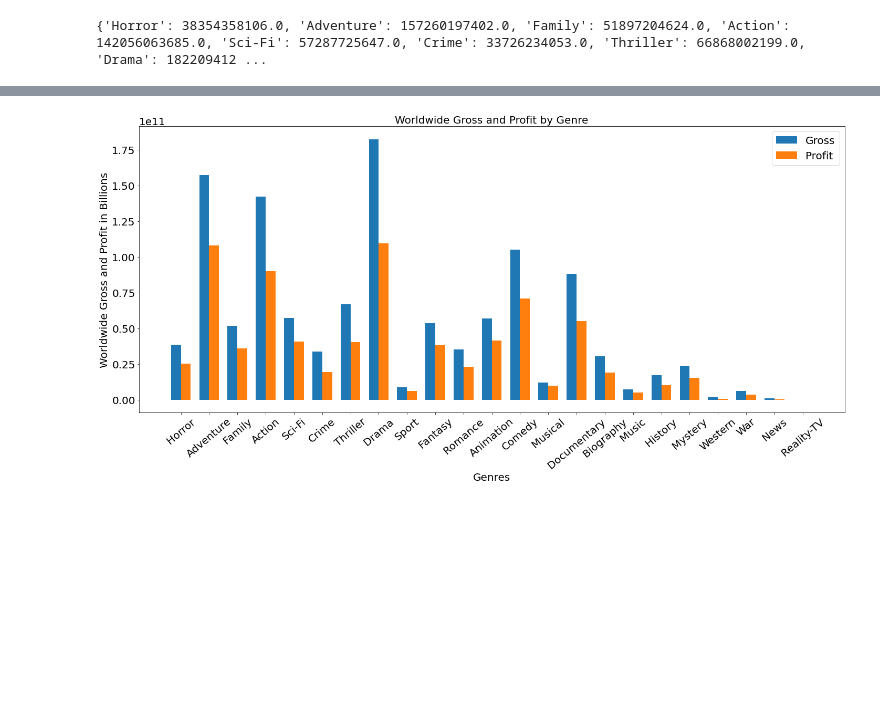
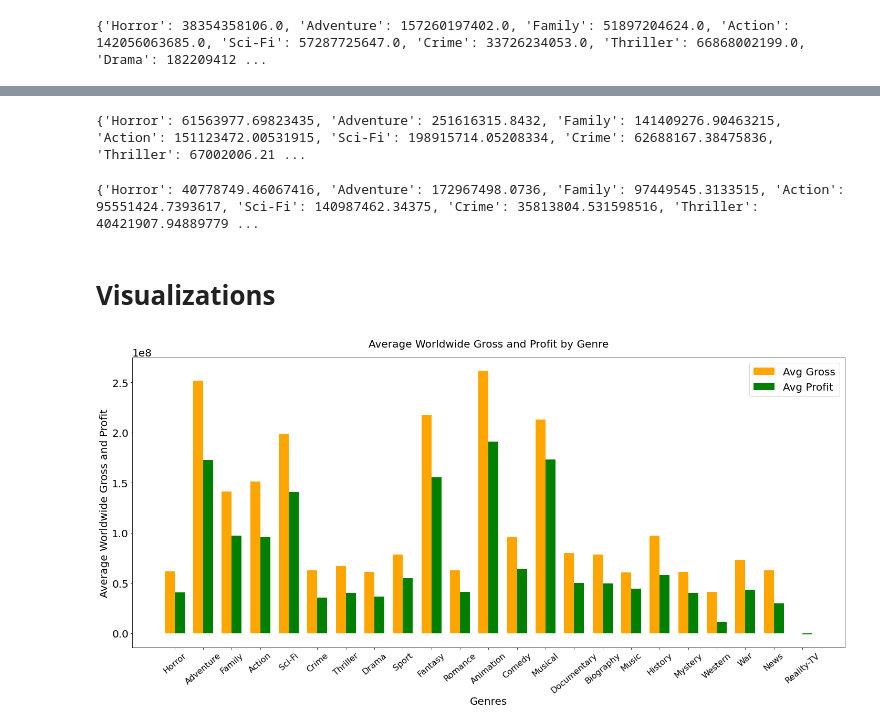
Before and after one commit to dameeech/Phase_1_Microsoft_Project, a Jupyter notebook: Phase1_Project_Q5_Dimitry.ipynb, the cells around one changed output, grey strips where cells are left out. Drawn from its saved outputs; the diff is of its cells as text; code cells hidden in the pictures; blank space fills up the shorter version.

```diff
--- a/Phase1_Project_Q5_Dimitry.ipynb
+++ b/Phase1_Project_Q5_Dimitry.ipynb
@@ -182,0 +189,9 @@ for index, row in genere_df.iterrows():
+# %%
+# Create genre dictionary for amount of movies with key 0
+genre_dict_count = { i : 0 for i in genre_list }
+# %%
+# Make genre dictionary key equal to total profit for each genre
+for index, row in genere_df.iterrows():
+    list_g = row['genres'].split(',')
+    for i in list_g:
+        genre_dict_count[i] += 1
@@ -183,42 +202,47 @@ for index, row in genere_df.iterrows():
+# %%
+# Get the average gross
+for key in genre_dict_gross:
+    genre_dict_gross[key] /= genre_dict_count[key]
+# %%
+print(genre_dict_gross)
+# %% [output]
+{'Horror': 61563977.69823435, 'Adventure': 251616315.8432, 'Family': 141409276.90463215, 'Action': 151123472.00531915, 'Sci-Fi': 198915714.05208334, 'Crime': 62688167.38475836, 'Thriller': 67002006.21 ...
+# %%
+# Get the average profit
+for key in genre_dict_profit:
+    genre_dict_profit[key] /= genre_dict_count[key]
+# %%
+print(genre_dict_profit)
+# %% [output]
+{'Horror': 40778749.46067416, 'Adventure': 172967498.0736, 'Family': 97449545.3133515, 'Action': 95551424.7393617, 'Sci-Fi': 140987462.34375, 'Crime': 35813804.531598516, 'Thriller': 40421907.94889779 ...
+# %% [markdown]
+# Visualizations
 # %%
-# Draw a visualization of the data
+# Draw a double bar graph of the data
 fig, ax = plt.subplots(figsize=(20,10))
 
-labels = genre_list
-width = 0.35
+labels = genre_dict_profit.keys()
+width  = 0.35
 
-x = np.arange(len(labels))
-#x  = genre_dict_gross.keys()
+x  = np.arange(len(labels))
 y1 = genre_dict_gross.values()
 y2 = genre_dict_profit.values()
 
-rects1 = ax.bar(x- width/2, y1, width, label='Gross')
-rects2 = ax.bar(x+ width/2, y2, width, label='Profit')
+rects1 = ax.bar(x- width/2, y1, width, color='orange', label='Avg Gross')
+rects2 = ax.bar(x+ width/2, y2, width, color='green', label='Avg Profit')
 
 ax.set_xticks(x)
 ax.set_xticklabels(labels)
-plt.rc('xtick', labelsize=20)
+plt.rc('xtick', labelsize=16)
 plt.xticks(rotation=40)
 plt.rc('ytick', labelsize=20)
+
 ax.set_xlabel('Genres', fontsize=20)
-ax.set_ylabel('Worldwide Gross and Profit in Billions', fontsize=20)
-ax.set_title('Worldwide Gross and Profit by Genre', fontsize=20)
+ax.set_ylabel('Average Worldwide Gross and Profit', fontsize=20)
+ax.set_title('Average Worldwide Gross and Profit by Genre', pad=20, fontsize=20)
 ax.legend(loc=1, prop={'size': 20})
-
-#def autolabel(rects):
-#    """Attach a text label above each bar in *rects*, displaying its height."""
-#    for rect in rects:
-#        height = rect.get_height()
-#        ax.annotate('{}'.format(height),
-#                    xy=(rect.get_x() + rect.get_width() / 2, height),
-#                    xytext=(0, 3),  # 3 points vertical offset
-#                    textcoords="offset points",
-#                    ha='center', va='bottom')
-
-#autolabel(rects1)
-#autolabel(rects2)
 
 fig.tight_layout()
 plt.show()
 # %% [output]
-[figure, old version]
+[figure, new version]
```
Also changed, not shown: parts of 7 cells of this notebook.
